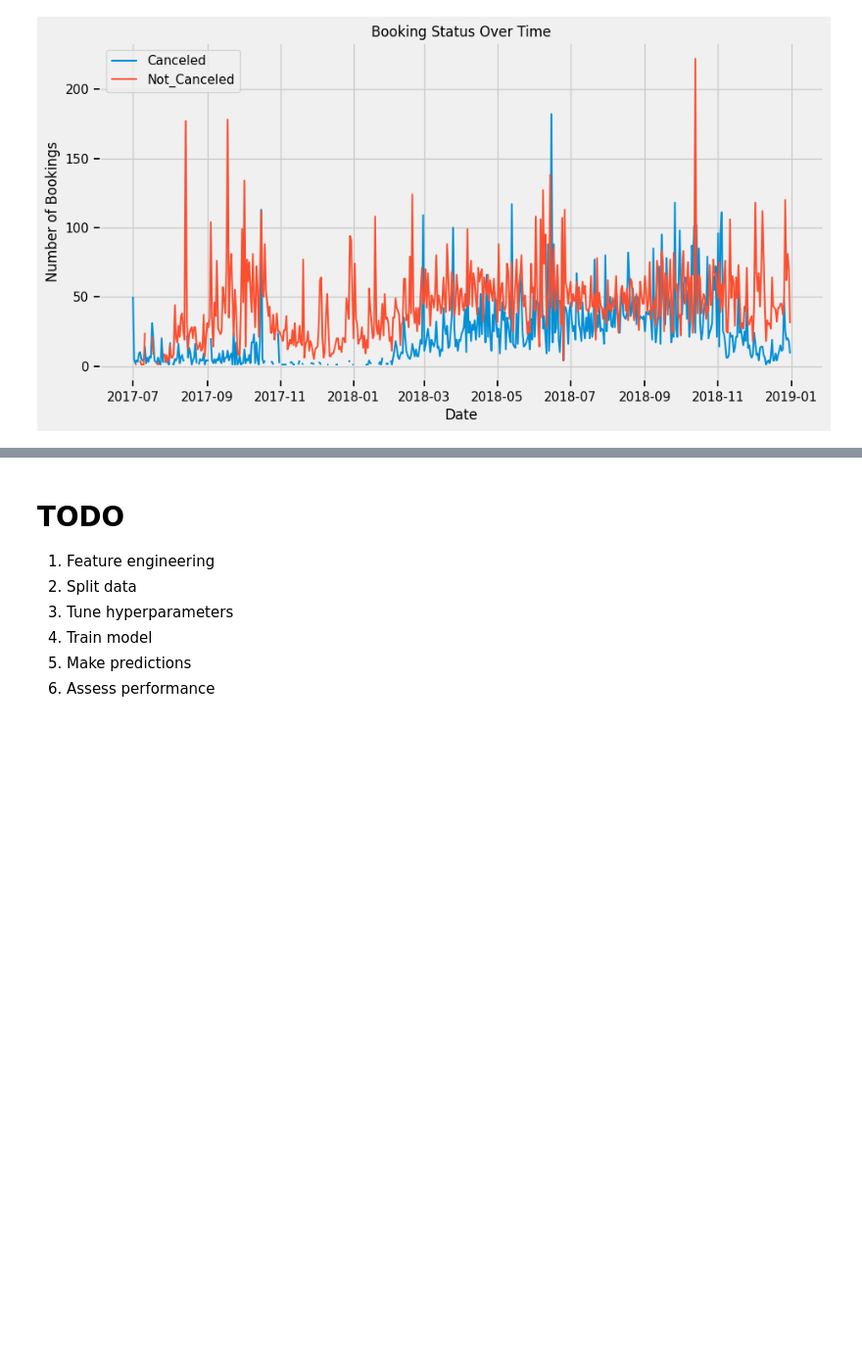
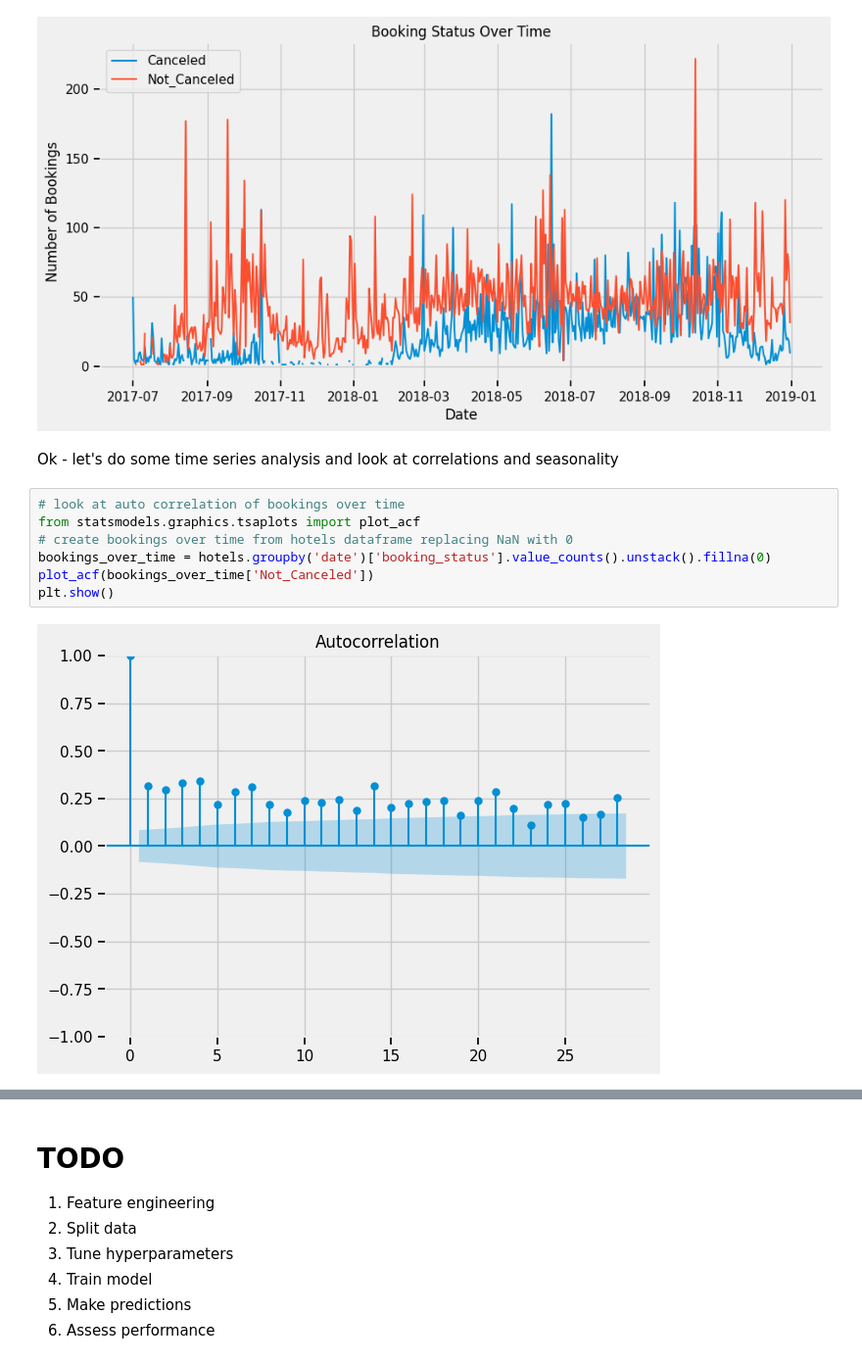
Before and after one commit to dtt101/alchemy, a Jupyter notebook: notebooks/competition-hotels.ipynb, the cells around one changed output, grey strips where cells are left out. Shown at 98% size. Cells and saved outputs as stored; diff of their text form; blank space fills up the shorter version.

```diff
--- a/notebooks/competition-hotels.ipynb
+++ b/notebooks/competition-hotels.ipynb
@@ -420,6 +422,17 @@ hotels = hotels[hotels['date'] >= '2017-07-01']
 plot_bookings_over_time(hotels)
 # %% [output]
 [figure]
+# %% [markdown]
+Ok - let's do some time series analysis and look at correlations and seasonality
+# %%
+# look at auto correlation of bookings over time
+from statsmodels.graphics.tsaplots import plot_acf
+# create bookings over time from hotels dataframe replacing NaN with 0
+bookings_over_time = hotels.groupby('date')['booking_status'].value_counts().unstack().fillna(0)
+plot_acf(bookings_over_time['Not_Canceled'])
+plt.show()
+# %% [output]
+[figure, added]
 # %% [markdown]
 # TODO
 
```
Also changed, not shown: parts of 4 cells of this notebook, 1 other file.
